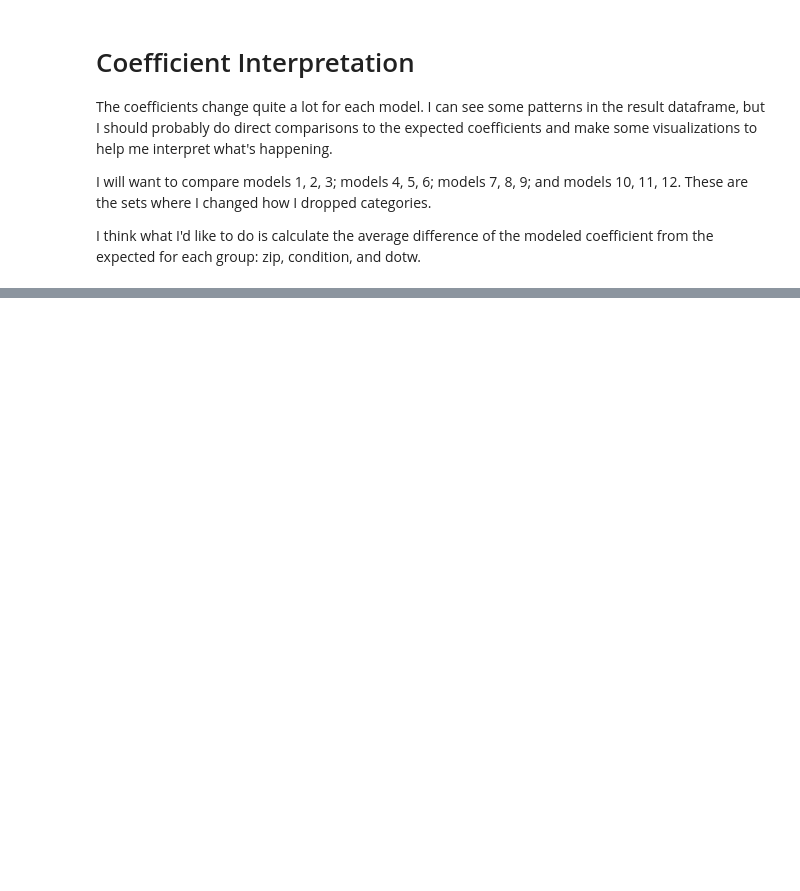
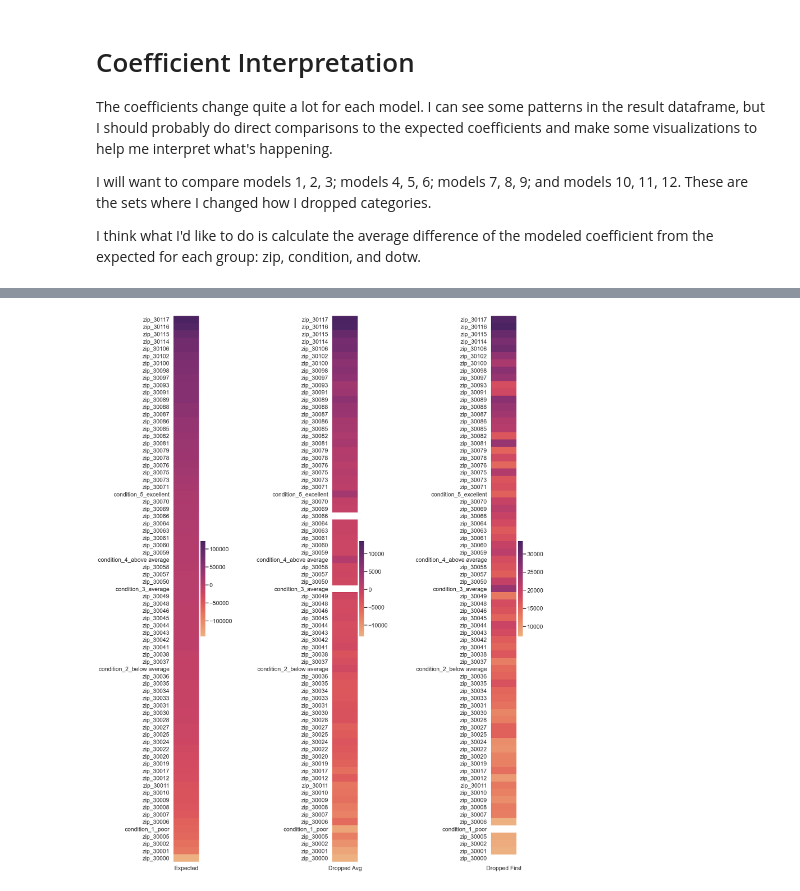
Before and after one commit to jess-miles/testing-ohe-var, a Jupyter notebook: ohe_testing.ipynb, the cells around one changed output, grey strips where cells are left out. Saved outputs shown, nothing was run; the diff lists cells and outputs as text; code cells hidden in the pictures; blank space fills up the shorter version.

```diff
--- a/ohe_testing.ipynb
+++ b/ohe_testing.ipynb
@@ -1149,0 +1237,14 @@ display(df_stats)
+# %%
+# Run through preprocessing and model fitting on the models with different
+# parameters, and save results to a dataframe for the coefficients, and
+# a dataframe for statistics related to accuracy
+
+avg_cats = ['condition_3_average', 'zip_30066', 'dotw_Saturday']
+all_cat_cols = ['zip', 'condition', 'dotw']
+
+df_coefs, df_stats = iterate_models_sklearn(test_models, df, 'price', ['sqft'],
+                            all_cat_cols, avg_cats, random_state=5, verbose=False)
+
+# display results dfs
+display(df_coefs)
+display(df_stats)
@@ -1226,0 +1452,8 @@ test_models = [{'id': 1, 'keep_dotw': True, 'cat_drop': None, 'stand': True},
+# %%
+# filter out coefficients for models where we standardized data, and
+# did not include confounding variable (more realistic)
+std_test_coefs = df_coefs.filter(items=[7, 8], axis=0).transpose()
+std_test_coefs.rename(columns={7:'Dropped First', 8:'Dropped Avg'}, inplace=True)
+std_test_coefs.drop(index='model_id', inplace=True)
+std_test_coefs.dropna(axis=0, how='all', inplace=True)
+std_test_coefs
@@ -1226,0 +1640,16 @@ test_models = [{'id': 1, 'keep_dotw': True, 'cat_drop': None, 'stand': True},
+# %%
+std_test_coefs['Expected'] = df_ex_coefs_std['expected_coef']
+std_test_coefs.drop(index=['y-intercept', 'sqft'], inplace=True)
+std_test_coefs = std_test_coefs.sort_values(['Expected'], ascending=False)
+# %%
+sns.set_context('poster')
+
+fig, [ax1, ax2, ax3] = plt.subplots(figsize=(20, 30), ncols=3)
+fig.tight_layout()
+plt.subplots_adjust(wspace=4)
+
+sns.heatmap(std_test_coefs[['Expected']], cmap='flare', ax=ax1)
+sns.heatmap(std_test_coefs[['Dropped Avg']], cmap='flare', ax=ax2)
+sns.heatmap(std_test_coefs[['Dropped First']], cmap='flare', ax=ax3);
+# %% [output]
+[figure, added]
```
Also changed, not shown: parts of 62 cells of this notebook.
